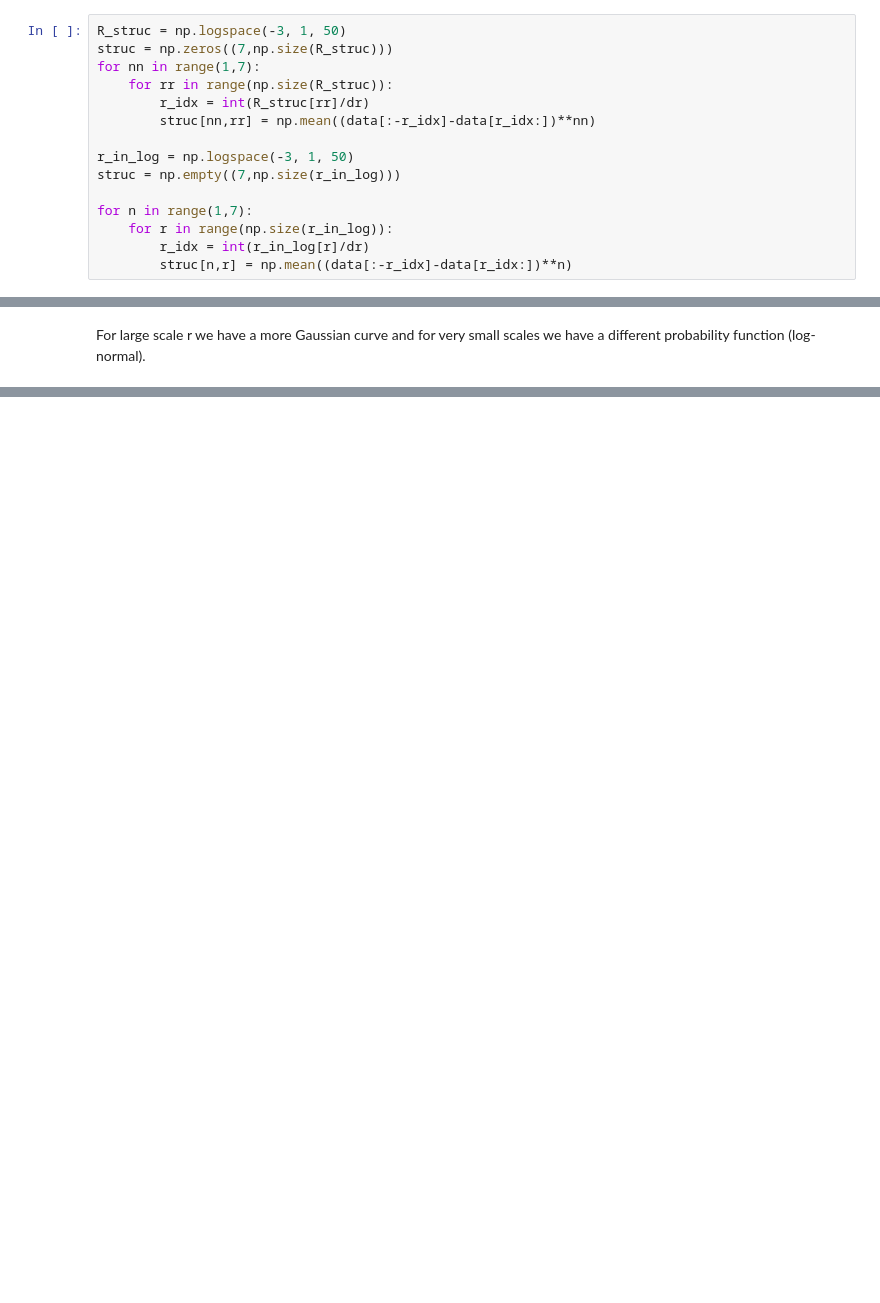
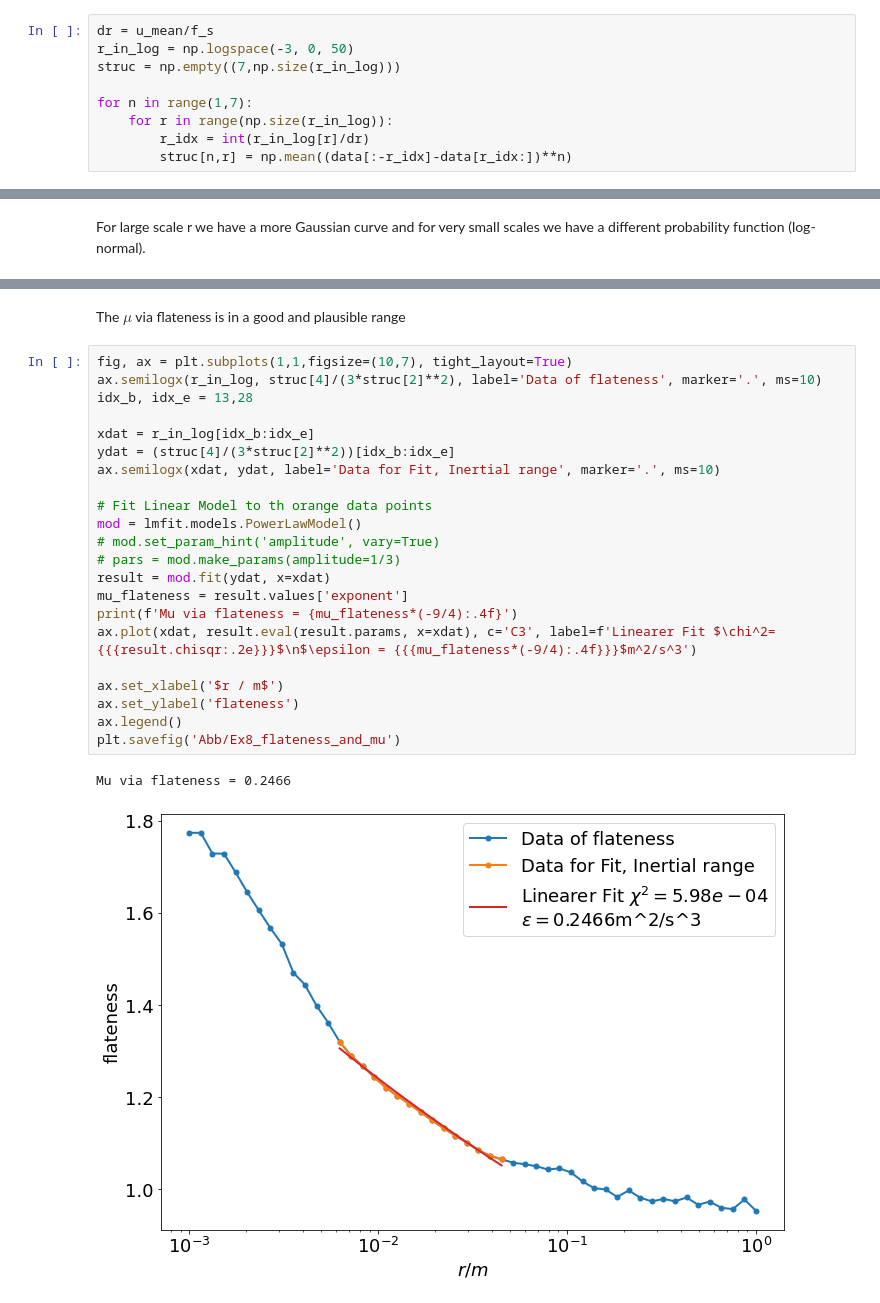
Before and after one commit to T1mors/Fluiddynamik, a Jupyter notebook: Turbulence Analysis.ipynb, the cells around one changed output, grey strips where cells are left out. Drawn from its saved outputs; the diff is of its cells as text; blank space fills up the shorter version.

```diff
--- a/Turbulence Analysis.ipynb
+++ b/Turbulence Analysis.ipynb
@@ -309,14 +309,8 @@ Minimum chi-sqr (best number of indices) at index e_idx = 3
 # %% [markdown]
 5.6) Calculate Structure Function $S_n(r) = \langle[u(x+r) - u(x)]^n \rangle$
 # %%
-R_struc = np.logspace(-3, 1, 50)
-struc = np.zeros((7,np.size(R_struc)))
-for nn in range(1,7):
-    for rr in range(np.size(R_struc)):
-        r_idx = int(R_struc[rr]/dr)
-        struc[nn,rr] = np.mean((data[:-r_idx]-data[r_idx:])**nn)
-
-r_in_log = np.logspace(-3, 1, 50)
+dr = u_mean/f_s
+r_in_log = np.logspace(-3, 0, 50)
 struc = np.empty((7,np.size(r_in_log)))
 
 for n in range(1,7):
@@ -657,0 +702,27 @@ ax.plot(r, std_eps_vec)
+# %% [markdown]
+The $\mu$ via flateness is in a good and plausible range
+# %%
+fig, ax = plt.subplots(1,1,figsize=(10,7), tight_layout=True)
+ax.semilogx(r_in_log, struc[4]/(3*struc[2]**2), label='Data of flateness', marker='.', ms=10)
+idx_b, idx_e = 13,28
+
+xdat = r_in_log[idx_b:idx_e]
+ydat = (struc[4]/(3*struc[2]**2))[idx_b:idx_e]
+ax.semilogx(xdat, ydat, label='Data for Fit, Inertial range', marker='.', ms=10)
+
+# Fit Linear Model to th orange data points
+mod = lmfit.models.PowerLawModel()
+# mod.set_param_hint('amplitude', vary=True)
+# pars = mod.make_params(amplitude=1/3)
+result = mod.fit(ydat, x=xdat)
+mu_flateness = result.values['exponent']
+print(f'Mu via flateness = {mu_flateness*(-9/4):.4f}')
+ax.plot(xdat, result.eval(result.params, x=xdat), c='C3', label=f'Linearer Fit $\chi^2={{{result.chisqr:.2e}}}$\n$\epsilon = {{{mu_flateness*(-9/4):.4f}}}$m^2/s^3')
+
+ax.set_xlabel('$r / m$')
+ax.set_ylabel('flateness')
+ax.legend()
+plt.savefig('Abb/Ex8_flateness_and_mu')
+# %% [output]
+Mu via flateness = 0.2466
+[figure, added]
```
Also changed, not shown: parts of 35 cells of this notebook, 27 other files.
